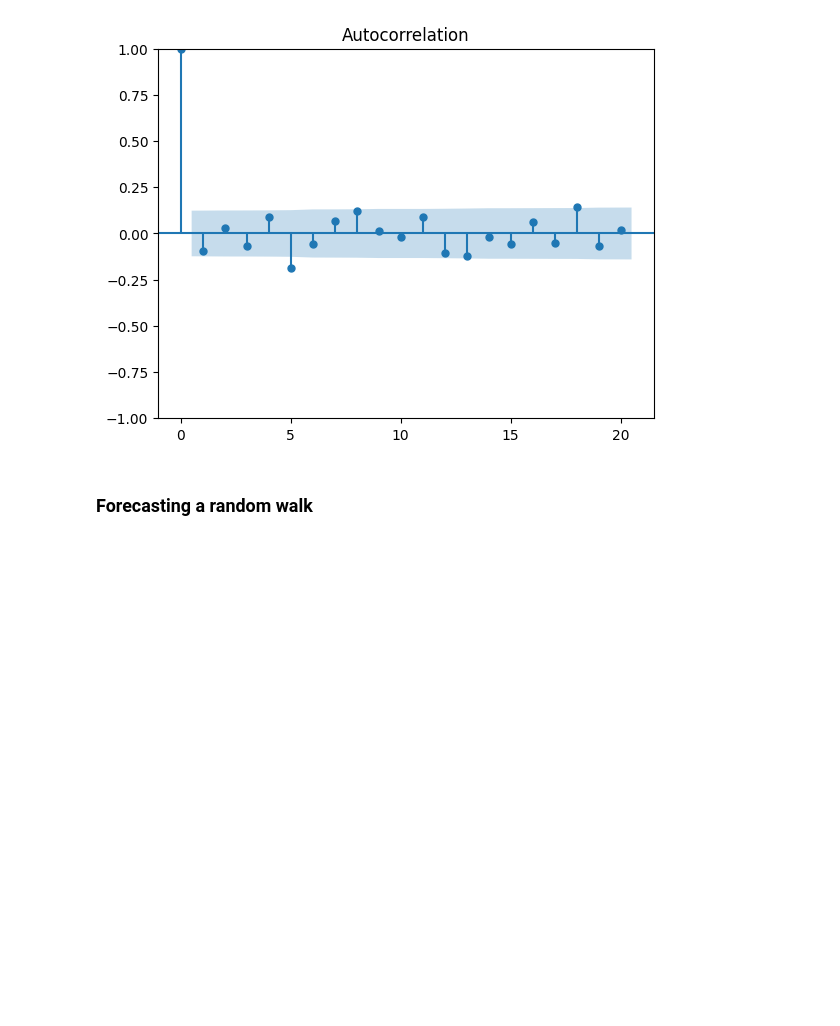
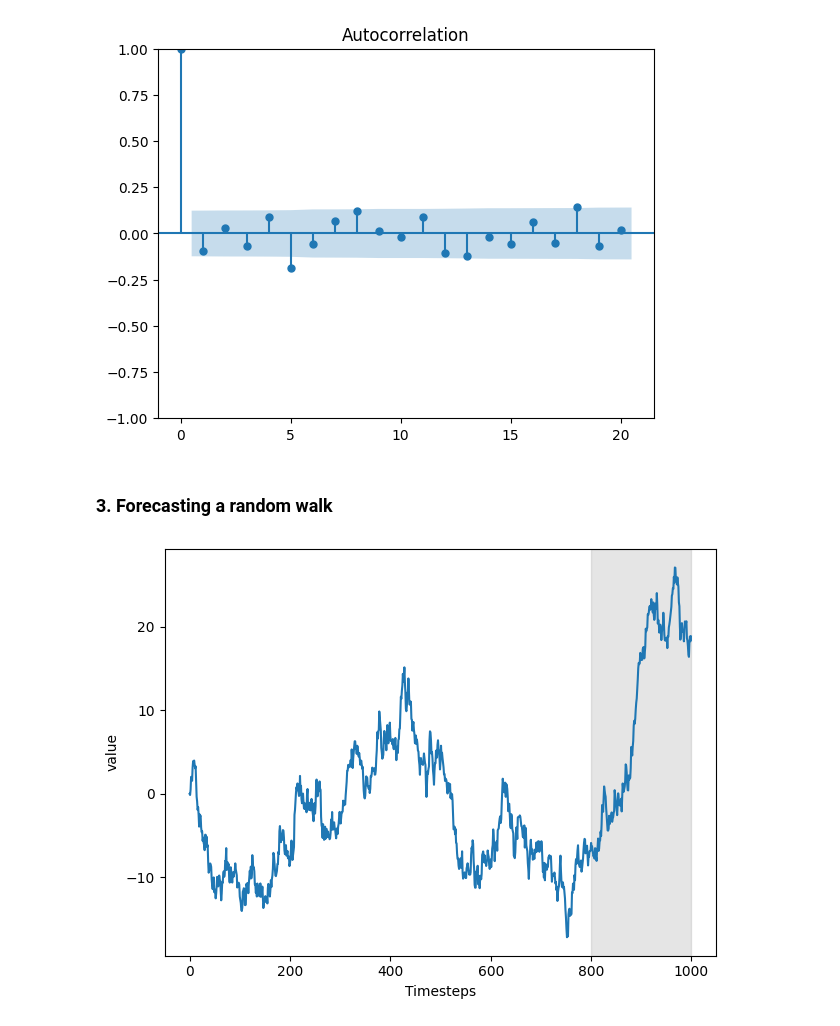
Before and after one commit to MonuSingh16/code-practice-courses-books, a Jupyter notebook: time-series-forecasting-python/ch03-random-walk.ipynb, the cells around one changed output. Cells and saved outputs as stored; diff of their text form; code cells hidden in the pictures; blank space fills up the shorter version.

```diff
--- a/time-series-forecasting-python/ch03-random-walk.ipynb
+++ b/time-series-forecasting-python/ch03-random-walk.ipynb
@@ -194,4 +194,20 @@ plot_acf(diff_close, lags=20)
 [figure]
 [figure]
 # %% [markdown]
-### Forecasting a random walk
+### 3. Forecasting a random walk
+# %%
+# on a long horizon
+df = pd.DataFrame({'value': random_walk})
+
+train = df[:800]
+test = df[800:] # last 200 values
+
+fig, ax = plt.subplots()
+ax.plot(df)
+ax.set_xlabel('Timesteps')
+ax.set_ylabel('value')
+ax.axvspan(800, 1000, color='#808080', alpha = 0.2)
+
+plt.tight_layout()
+# %% [output]
+[figure, added]
```
Also changed, not shown: parts of 11 cells of this notebook.
